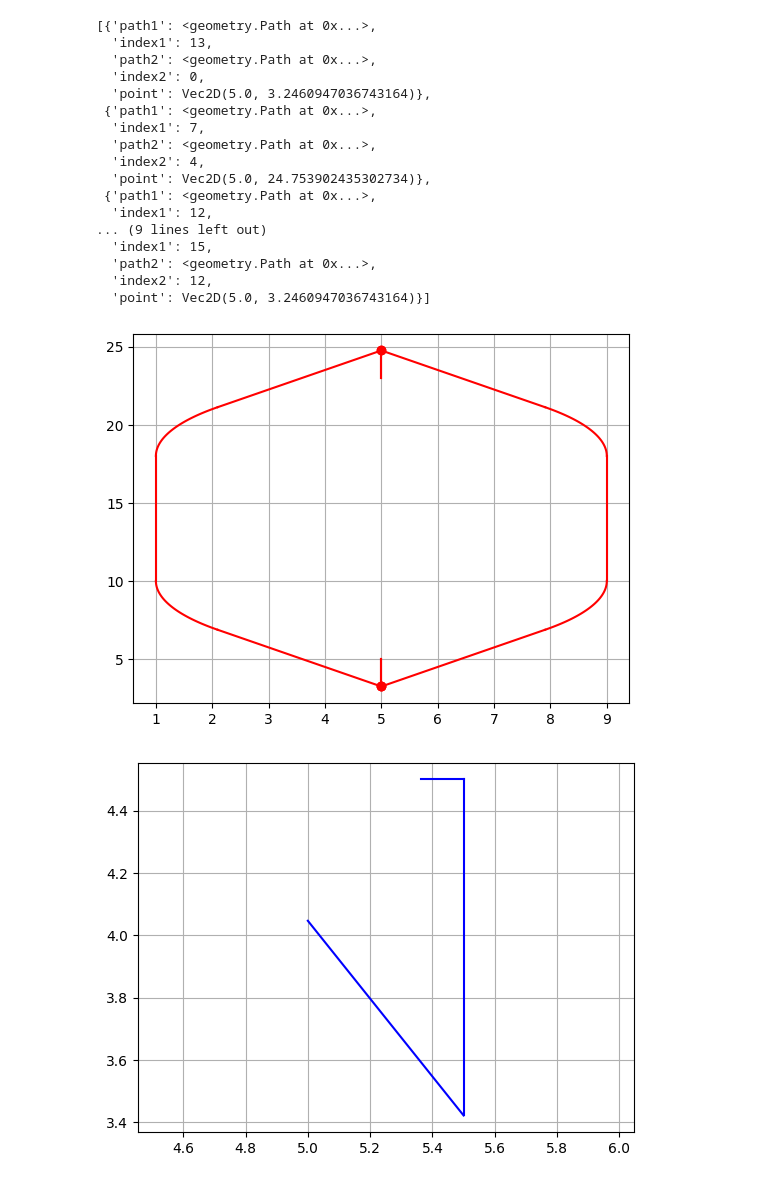
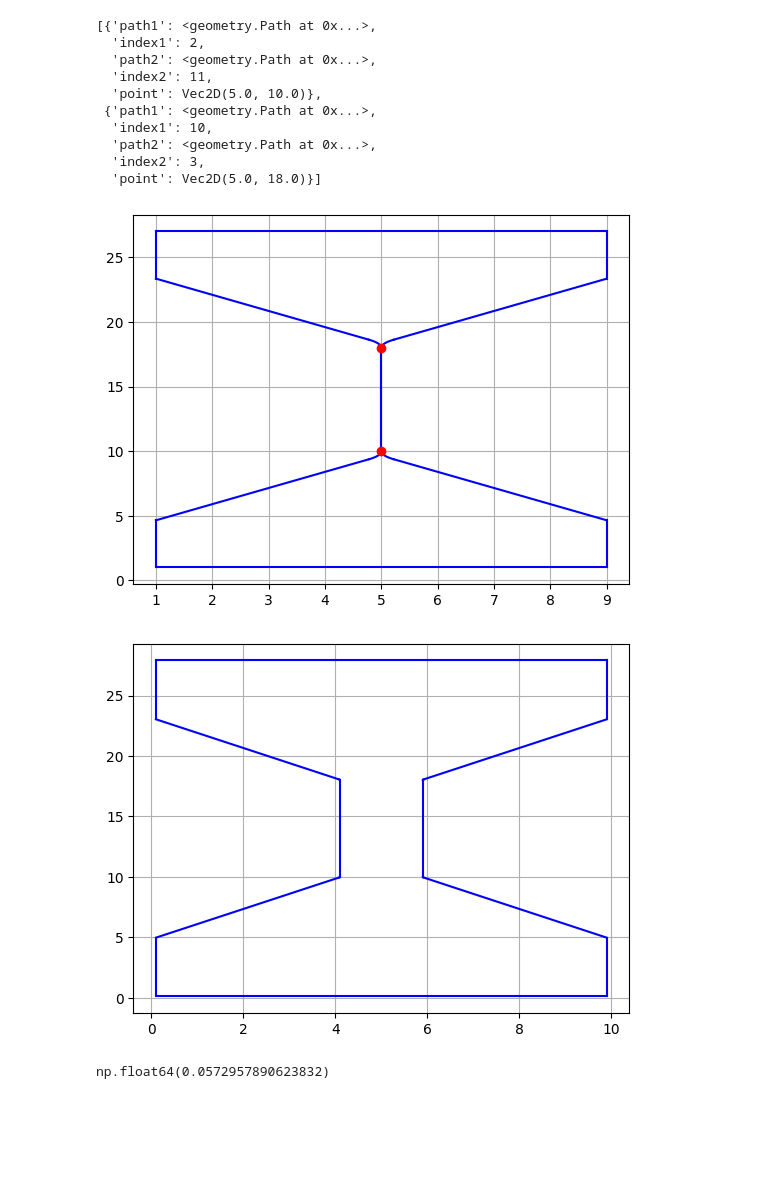
Before and after one commit to TheMarkster/pycam, a Jupyter notebook: notebooks/cython_test.ipynb, the cells around one changed output. Saved outputs shown, nothing was run; the diff lists cells and outputs as text; code cells hidden in the pictures; blank space fills up the shorter version.

Commit message:
Offset and culling working. There may be more edge cases, but no known bugs. Need to fix some arc creation functions (arc1 only updated function). Adding helper functions for path creation next.

```diff
--- a/notebooks/cython_test.ipynb
+++ b/notebooks/cython_test.ipynb
@@ -72,7 +72,7 @@ def load_dxf(filename) -> geometry.Path:
         return paths[0]
 # %%
 path = load_dxf("dogbone_test.dxf")
-path2 = path.offset(-5, cull=False)
+path2 = path.offset(-1, cull=False)
 draw_path(plt.gca(), path2)
 plt.grid()
 
@@ -84,39 +84,72 @@ for i in inter:
 inter
 # %% [output]
 [{'path1': <geometry.Path at 0x...>,
-  'index1': 13,
+  'index1': 2,
   'path2': <geometry.Path at 0x...>,
-  'index2': 0,
-  'point': Vec2D(5.0, 3.2460947036743164)},
+  'index2': 11,
+  'point': Vec2D(5.0, 10.0)},
  {'path1': <geometry.Path at 0x...>,
-  'index1': 7,
+  'index1': 10,
   'path2': <geometry.Path at 0x...>,
-  'index2': 4,
-  'point': Vec2D(5.0, 24.753902435302734)},
- {'path1': <geometry.Path at 0x...>,
-  'index1': 12,
-... (9 lines left out)
-  'index1': 15,
-  'path2': <geometry.Path at 0x...>,
-  'index2': 12,
-  'point': Vec2D(5.0, 3.2460947036743164)}]
+  'index2': 3,
+  'point': Vec2D(5.0, 18.0)}]
-[figure, old version]
+[figure, new version]
 # %%
 def offset(path, distance: float, arc: bool = True, cull: bool = True):
     if hasattr(path, '__iter__'):
         p = []
         for subpath in path:
             p.extend(offset(subpath, distance, arc, cull))
         return p
     else:
         return path.offset(distance, arc=arc, cull=cull)
 
 path = load_dxf("dogbone_test.dxf")
-all_paths = []
-total_offset = 0
-path = path.offset(-4.5)
-draw_path(plt.gca(), path)
-plt.axis('equal')
+
+# s = path_to_cpp(path)
+# pyperclip.copy(s)
+# print(s)
+
+def get_contour(path, distance: float, N=1):
+    i = 0
+    all_paths = []
+    while path and i < N:
+        path = offset(path, distance, cull=True)
+        i += 1
+        all_paths.append(path)
+    return all_paths
+    # draw_path(plt.gca(), path)
+
+all_paths = get_contour(path, -0.1)
+# path = all_paths[0][0]
+# intersections = geometry.intersections([path])
+# for i in intersections:
+#     plt.plot(i['point'].x, i['point'].y, 'ro')
+
+draw_path(plt.gca(), all_paths)
+# dx = 1
+# dy = 1
+# x = 6
+# y = 10
+# plt.xlim(x-dx, x+dx)
+# plt.ylim(y-dy, y+dy)
+
 plt.grid()
+# print(path[0].c_to_string())
+# plt.axis('equal')
+
+# s = path_to_cpp(path[0])
+# pyperclip.copy(s)
+# print(s)
+# plt.axis('equal')
+#     plt.plot(i['point'].x, i['point'].y, 'ro')
+# all_paths
+
+# %timeit get_contour(path, -1)
 # %% [output]
-[figure, old version]
+[figure, new version]
+# %%
+error = np.sin(.1/180*np.pi)
+np.rad2deg(np.asin(1e-3))
+# %% [output]
+np.float64(0.0572957890623832)
```
Also changed, not shown: parts of 4 cells of this notebook, 13 other files.
